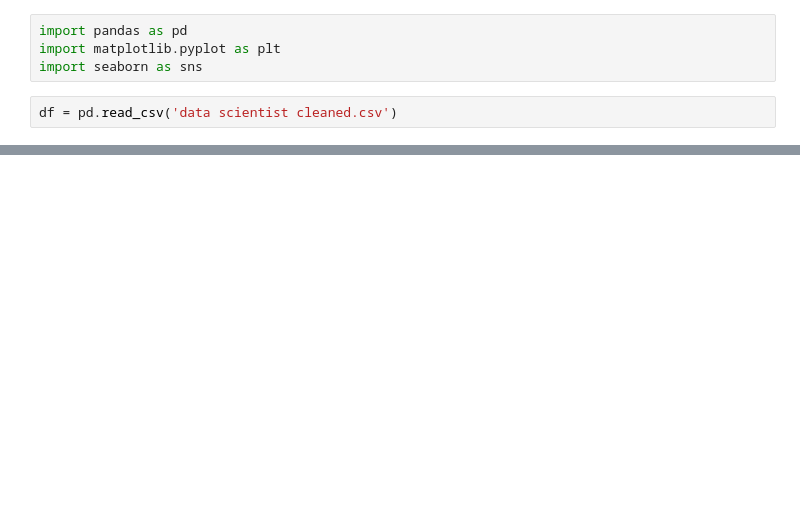
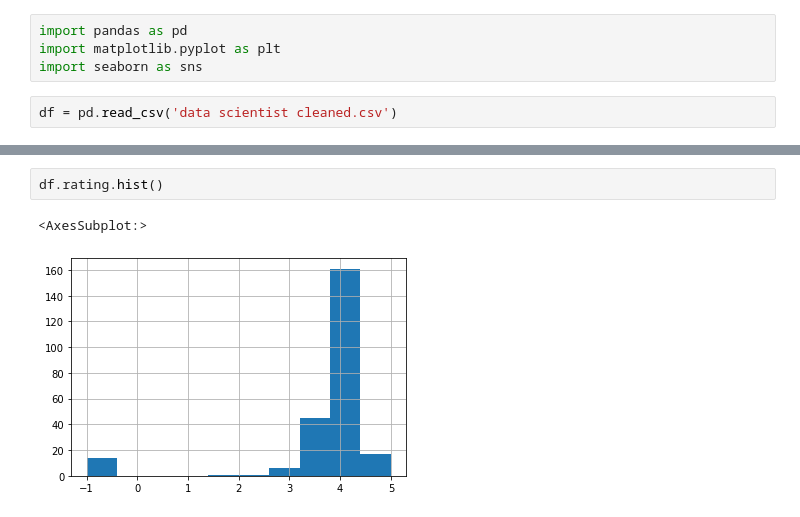
Before and after one commit to Mausoleoo/Salary_Prediction, a Jupyter notebook: Data EDA.ipynb, the cells around one changed output, grey strips where cells are left out. Cells and saved outputs as stored; diff of their text form; blank space fills up the shorter version.

```diff
--- a/Data EDA.ipynb
+++ b/Data EDA.ipynb
@@ -26,0 +39,5 @@ Index(['company', 'job title', 'location', 'job description',
+# %%
+df.rating.hist()
+# %% [output]
+<AxesSubplot:>
+[figure, added]
```
Also changed, not shown: parts of 20 cells of this notebook, 1 other file.
